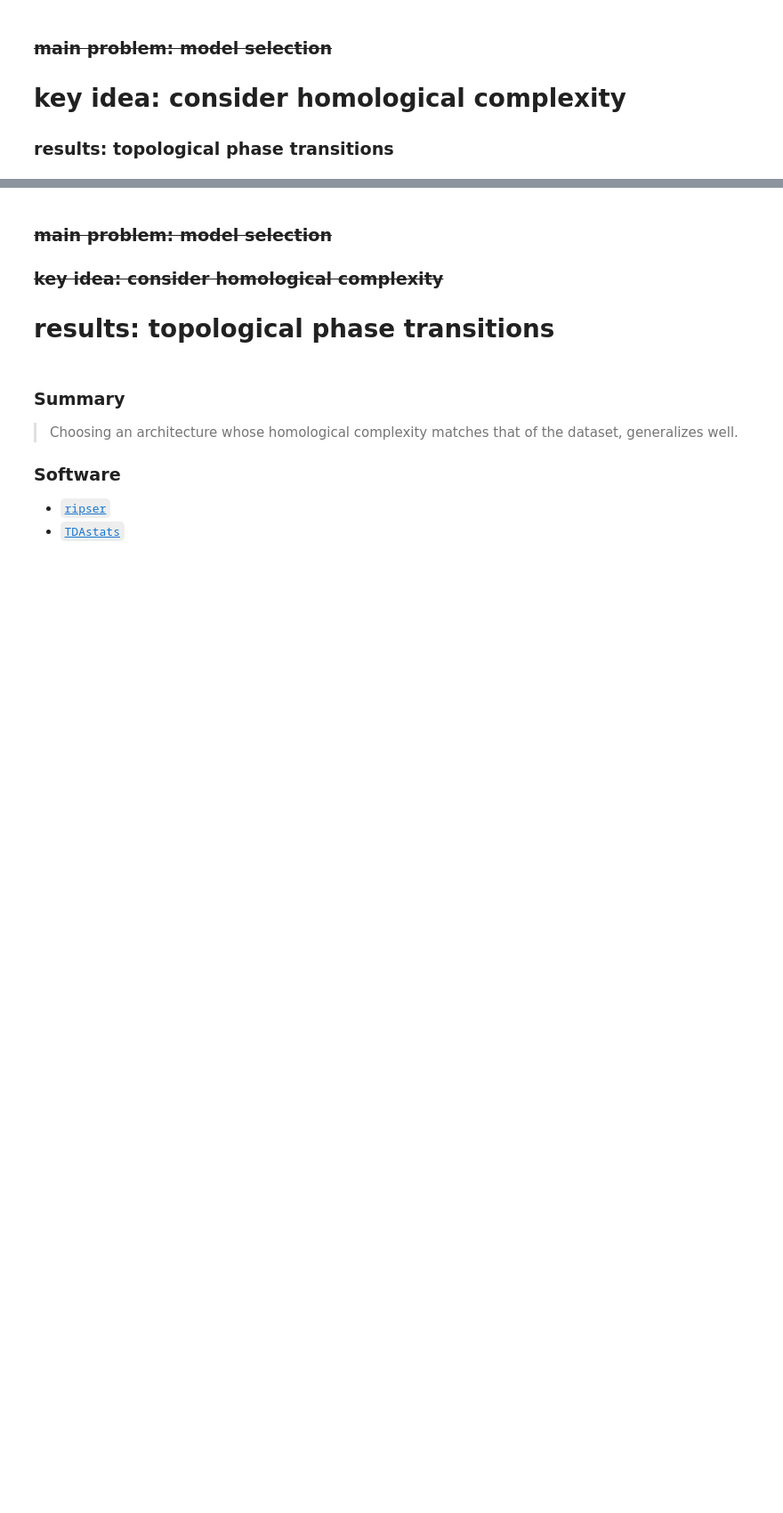
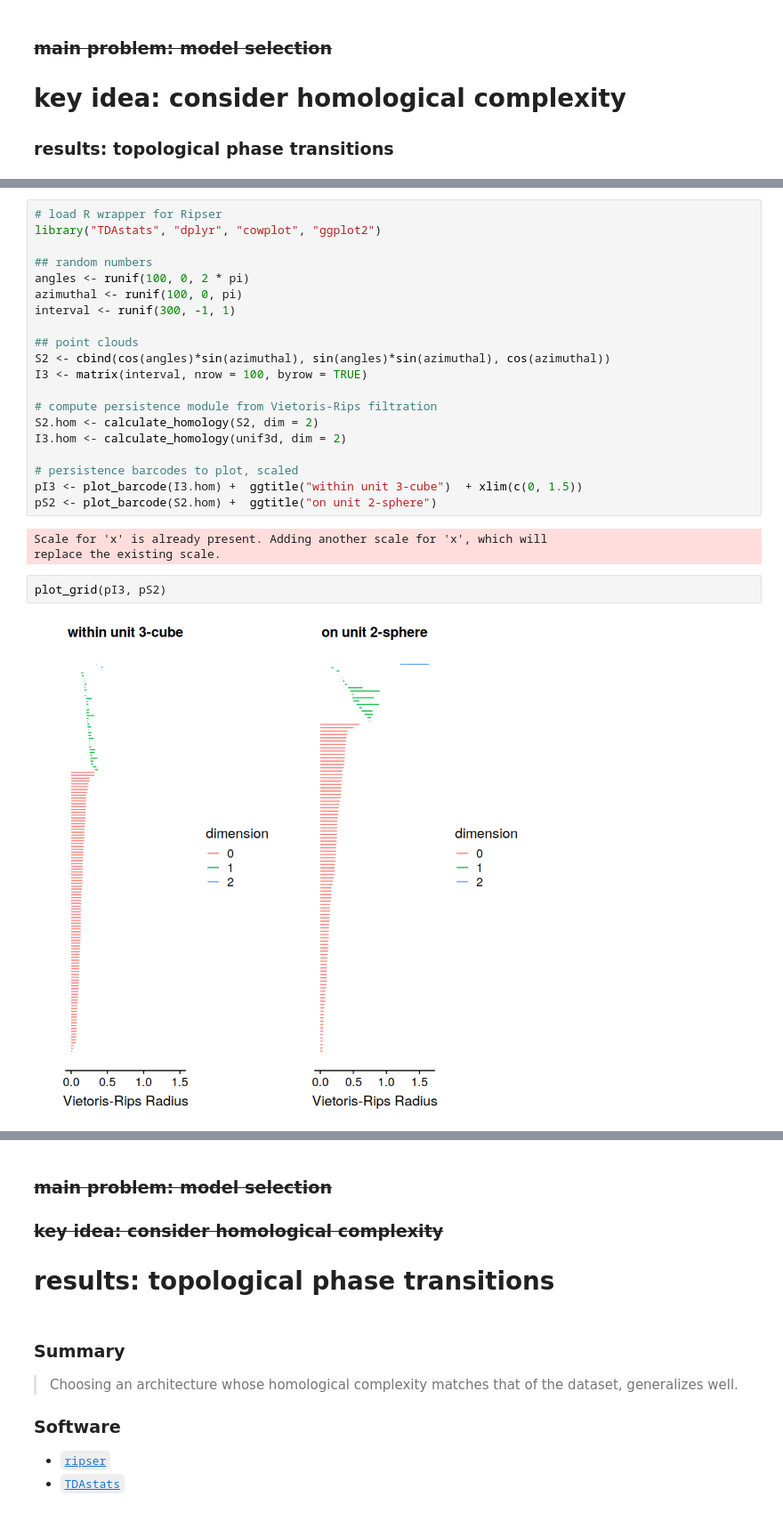
Before and after one commit to coltongrainger/fy19soml, a Jupyter notebook: characterizing-neural-networks.ipynb, the cells around one changed output, grey strips where cells are left out. Shown: that part at 89% size. Cells and saved outputs as stored; diff of their text form; blank space fills up the shorter version.

Commit message:
More TDA implementation. Through homology definitions.

```diff
--- a/characterizing-neural-networks.ipynb
+++ b/characterizing-neural-networks.ipynb
@@ -119,0 +195,27 @@ image: <cite data-cite="6503695/5N568MB7"></cite>
+# %%
+# load R wrapper for Ripser
+library("TDAstats", "dplyr", "cowplot", "ggplot2")
+
+## random numbers
+angles <- runif(100, 0, 2 * pi)
+azimuthal <- runif(100, 0, pi)
+interval <- runif(300, -1, 1)
+
+## point clouds
+S2 <- cbind(cos(angles)*sin(azimuthal), sin(angles)*sin(azimuthal), cos(azimuthal))
+I3 <- matrix(interval, nrow = 100, byrow = TRUE)
+
+# compute persistence module from Vietoris-Rips filtration
+S2.hom <- calculate_homology(S2, dim = 2)
+I3.hom <- calculate_homology(unif3d, dim = 2)
+
+# persistence barcodes to plot, scaled
+pI3 <- plot_barcode(I3.hom) +  ggtitle("within unit 3-cube")  + xlim(c(0, 1.5))
+pS2 <- plot_barcode(S2.hom) +  ggtitle("on unit 2-sphere")
+# %% [output]
+Scale for 'x' is already present. Adding another scale for 'x', which will
+replace the existing scale.
+# %%
+plot_grid(pI3, pS2)
+# %% [output]
+[figure, added]
```
Also changed, not shown: parts of 21 cells of this notebook, 10 other files.
